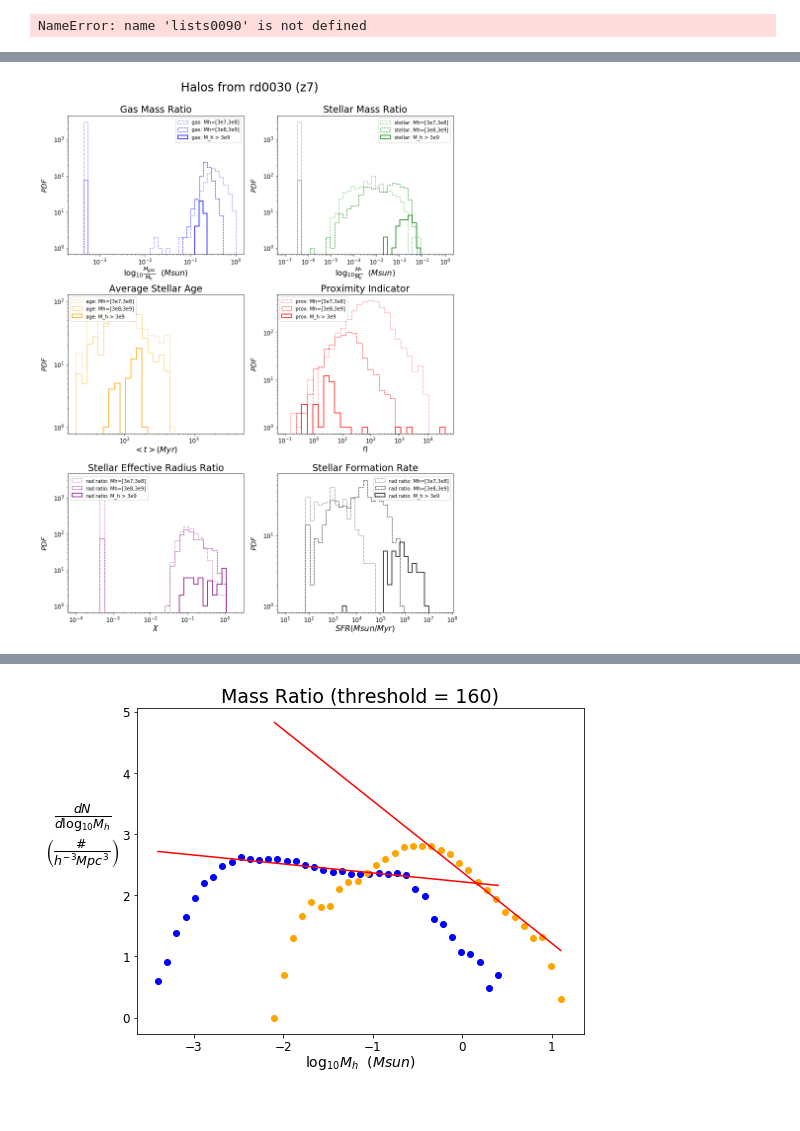
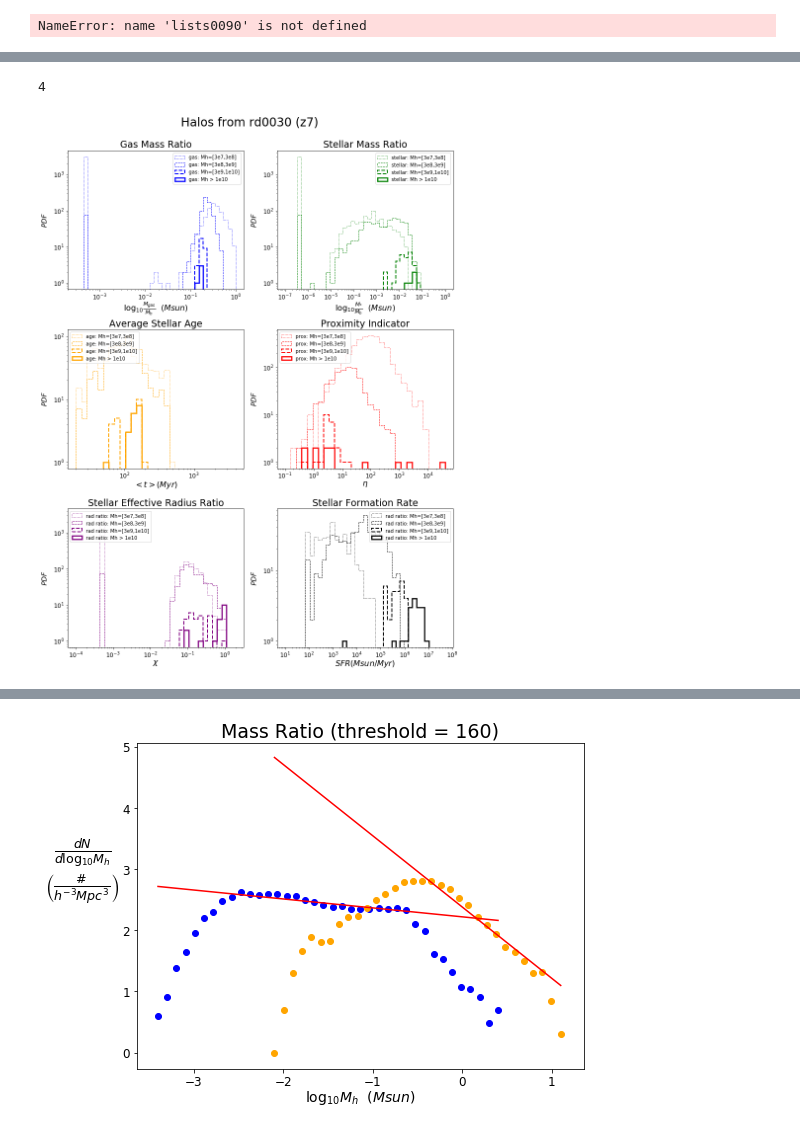
Before and after one commit to ygovil1/data-mining-galaxies, a Jupyter notebook: HaloCatalog/ratio_plotter.ipynb, the cells around one changed output, grey strips where cells are left out. Saved outputs shown, nothing was run; the diff lists cells and outputs as text; code cells hidden in the pictures.

```diff
--- a/HaloCatalog/ratio_plotter.ipynb
+++ b/HaloCatalog/ratio_plotter.ipynb
@@ -448,3 +491,7 @@ picked 0030
+# %%
+len(gasratiolists)
+# %% [output]
+4
 # %%
 toPlot = "rd0030"
 # pick dict and fig title based on toPlot
@@ -493,22 +540,28 @@ formtitle = "Stellar Formation Rate"
 ratiolists = [ratiolist1, ratiolist2]
 ax1.hist(ploting['gasratio'][0], gasbins, ec = 'blue', lw = 1, label = 'gas: Mh=[3e7,3e8]', linestyle = ":", histtype='step', fill = False)
 ax1.hist(ploting['gasratio'][1], gasbins, ec = 'blue', lw = 1, label = 'gas: Mh=[3e8,3e9]', linestyle = "--",histtype='step', fill = False)
-ax1.hist(ploting['gasratio'][2], gasbins, ec = 'blue', lw = 1.5, label = 'gas: M_h > 3e9', linestyle = "-", histtype='step', fill = False)
+ax1.hist(ploting['gasratio'][2], gasbins, ec = 'blue', lw = 2, label = 'gas: Mh=[3e9,1e10]', linestyle = "--", histtype='step', fill = False)
+ax1.hist(ploting['gasratio'][3], gasbins, ec = 'blue', lw = 2.5, label = 'gas: Mh > 1e10', linestyle = "-", histtype='step', fill = False)
 ax2.hist(ploting['stelratio'][0], stelbins, ec = 'green', lw = 1, label = 'stellar: Mh=[3e7,3e8]', linestyle = ":", histtype='step', fill = False)
 ax2.hist(ploting['stelratio'][1], stelbins, ec = 'green', lw = 1, label = 'stellar: Mh=[3e8,3e9]', linestyle = "--",histtype='step', fill = False)
-ax2.hist(ploting['stelratio'][2], stelbins, ec = 'green', lw = 1.5, label = 'stellar: M_h > 3e9', linestyle = "-", histtype='step', fill = False)
+ax2.hist(ploting['stelratio'][2], stelbins, ec = 'green', lw = 2, label = 'stellar: Mh=[3e9,1e10]', linestyle = "--", histtype='step', fill = False)
+ax2.hist(ploting['stelratio'][3], stelbins, ec = 'green', lw = 2.5, label = 'stellar: Mh > 1e10', linestyle = "-", histtype='step', fill = False)
 ax3.hist(ploting['age'][0], agebins, ec = 'orange', lw = 1, label = 'age: Mh=[3e7,3e8]', linestyle = ":", histtype='step', fill = False)
 ax3.hist(ploting['age'][1], agebins, ec = 'orange', lw = 1, label = 'age: Mh=[3e8,3e9]', linestyle = "--",histtype='step', fill = False)
-ax3.hist(ploting['age'][2], agebins, ec = 'orange', lw = 1.5, label = 'age: M_h > 3e9', linestyle = "-", histtype='step', fill = False)
+ax3.hist(ploting['age'][2], agebins, ec = 'orange', lw = 2, label = 'age: Mh=[3e9,1e10]', linestyle = "--", histtype='step', fill = False)
+ax3.hist(ploting['age'][3], agebins, ec = 'orange', lw = 2.5, label = 'age: Mh > 1e10', linestyle = "-", histtype='step', fill = False)
 ax4.hist(ploting['prox'][0], proxbins, ec = 'red', lw = 1, label = 'prox: Mh=[3e7,3e8]', linestyle = ":", histtype='step', fill = False)
 ax4.hist(ploting['prox'][1], proxbins, ec = 'red', lw = 1, label = 'prox: Mh=[3e8,3e9]', linestyle = "--",histtype='step', fill = False)
-ax4.hist(ploting['prox'][2], proxbins, ec = 'red', lw = 1.5, label = 'prox: M_h > 3e9', linestyle = "-", histtype='step', fill = False)
+ax4.hist(ploting['prox'][2], proxbins, ec = 'red', lw = 2, label = 'prox: Mh=[3e9,1e10]', linestyle = "--", histtype='step', fill = False)
+ax4.hist(ploting['prox'][3], proxbins, ec = 'red', lw = 2.5, label = 'prox: Mh > 1e10', linestyle = "-", histtype='step', fill = False)
 ax5.hist(ploting['chi'][0], radbins, ec = 'purple', lw = 1, label = 'rad ratio: Mh=[3e7,3e8]', linestyle = ":", histtype='step', fill = False)
 ax5.hist(ploting['chi'][1], radbins, ec = 'purple', lw = 1, label = 'rad ratio: Mh=[3e8,3e9]', linestyle = "--",histtype='step', fill = False)
-ax5.hist(ploting['chi'][2], radbins, ec = 'purple', lw = 1.5, label = 'rad ratio: M_h > 3e9', linestyle = "-", histtype='step', fill = False)
+ax5.hist(ploting['chi'][2], radbins, ec = 'purple', lw = 2, label = 'rad ratio: Mh=[3e9,1e10]', linestyle = "--", histtype='step', fill = False)
+ax5.hist(ploting['chi'][3], radbins, ec = 'purple', lw = 2.5, label = 'rad ratio: Mh > 1e10', linestyle = "-", histtype='step', fill = False)
 ax6.hist(ploting['form'][0], formbins, ec = 'black', lw = 1, label = 'rad ratio: Mh=[3e7,3e8]', linestyle = ":", histtype='step', fill = False)
 ax6.hist(ploting['form'][1], formbins, ec = 'black', lw = 1, label = 'rad ratio: Mh=[3e8,3e9]', linestyle = "--",histtype='step', fill = False)
-ax6.hist(ploting['form'][2], formbins, ec = 'black', lw = 1.5, label = 'rad ratio: M_h > 3e9', linestyle = "-", histtype='step', fill = False)
+ax6.hist(ploting['form'][2], formbins, ec = 'black', lw = 2, label = 'rad ratio: Mh=[3e9,1e10]', linestyle = "--", histtype='step', fill = False)
+ax6.hist(ploting['form'][3], formbins, ec = 'black', lw = 2.5, label = 'rad ratio: Mh > 1e10', linestyle = "-", histtype='step', fill = False)
 
 # set title
 plt.suptitle(figtitle, fontsize = 24)
@@ -564,34 +617,34 @@ ax5.tick_params(axis='x', which='major', labelsize=12)
 ax5.tick_params(axis='y', which='major', labelsize=12)
 ax6.set_xscale('log')
 ax6.set_yscale('log')
 ax6.tick_params(axis='x', which='major', labelsize=12)
 ax6.tick_params(axis='y', which='major', labelsize=12)
 
 # add labels for each plot
 # annotation1 = 'using .sum'
 # annotation2 = 'using particle mask'
 # ax1.text(start, 20, annotation1, size = 12)
 # ax2.text(start, 30, annotation2, size = 12)
 
 # set axis limits
 # ax2.set_xlim([1e-7, 0.5])
 
 # add legend
 ax1.legend(loc = 'upper right')
 ax2.legend(loc = 'upper right')
 ax3.legend(loc = 'upper left')
 ax4.legend(loc = 'upper left')
 ax5.legend(loc = 'upper left')
 ax6.legend(loc = 'upper right')
 
 # adjust spacing and show
 plt.tight_layout()
 fig1.subplots_adjust(top=0.92)
 plt.show()
 
 #plt.savefig('./LG4_2048_40pc/rd0070/massratios.png', dpi = 300)
 # %% [output]
-[figure, old version]
+[figure, new version]
 # %%
 # create log ratios and other useful lists
 stellogratio1 = np.log([value for value in ploting['stelratio'][0] if value > 0]) / log(10)
```
Also changed, not shown: parts of 8 cells of this notebook.
